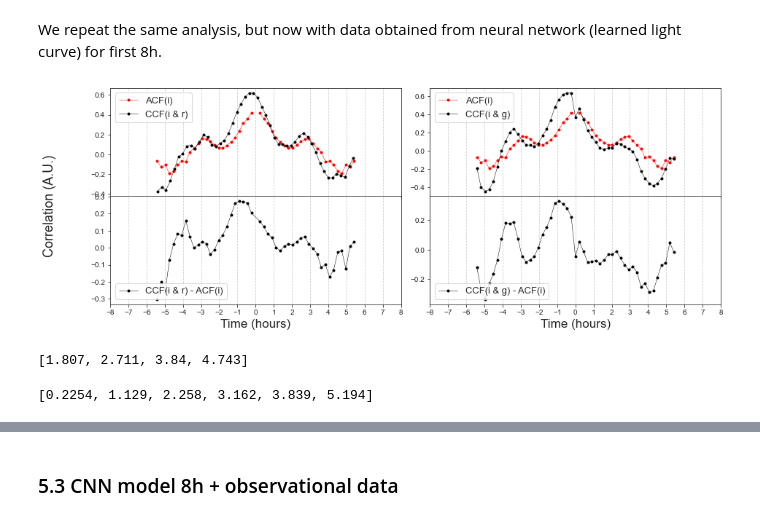
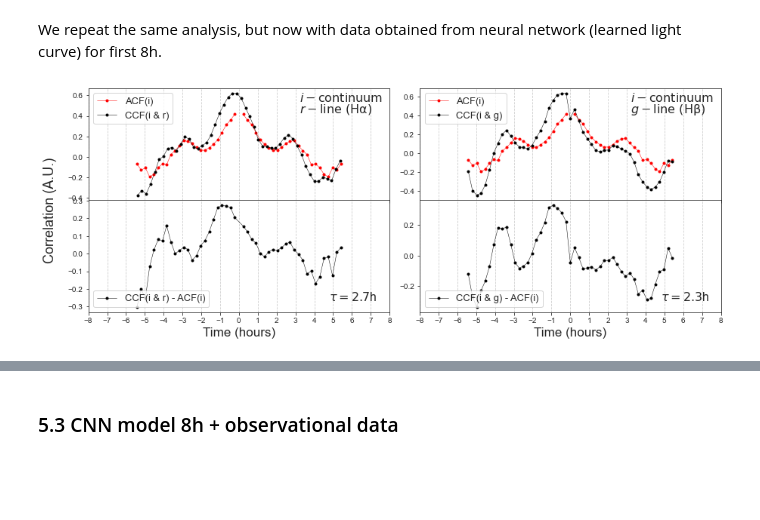
Before and after one commit to LSST-sersag/dle, a Jupyter notebook: notebooks/DLE-PhotoRM.ipynb, the cells around one changed output, grey strips where cells are left out. Cells and saved outputs as stored; diff of their text form; code cells hidden in the pictures; blank space fills up the shorter version.

```diff
--- a/notebooks/DLE-PhotoRM.ipynb
+++ b/notebooks/DLE-PhotoRM.ipynb
@@ -370,15 +366,7 @@ for ccf,acf in zip(ccfs,acfs):
 # %%
 acfss = [acf_i,acf_i]
 ccfss = [ccf_ir,ccf_ig]
 
-photRM.plot_ccf_acf2(acfss,ccfss, labels1=['ACF(i)','ACF(i)'], labels2=['CCF(i & r)', 'CCF(i & g)'])
+photRM.plot_ccf_acf2(acfss,ccfss, labels1=['ACF(i)','ACF(i)'], labels2=['CCF(i & r)', 'CCF(i & g)'], tau=[2.7,2.3])
 # %% [output]
-[figure, old version]
+[figure, new version]
-# %%
-photRM.find_tau(acf_i,ccf_ir)
-# %% [output]
-[1.807, 2.711, 3.84, 4.743]
-# %%
-photRM.find_tau(acf_i,ccf_ig)
-# %% [output]
-[0.2254, 1.129, 2.258, 3.162, 3.839, 5.194]
```
Also changed, not shown: parts of 23 cells of this notebook, 4 other files.
